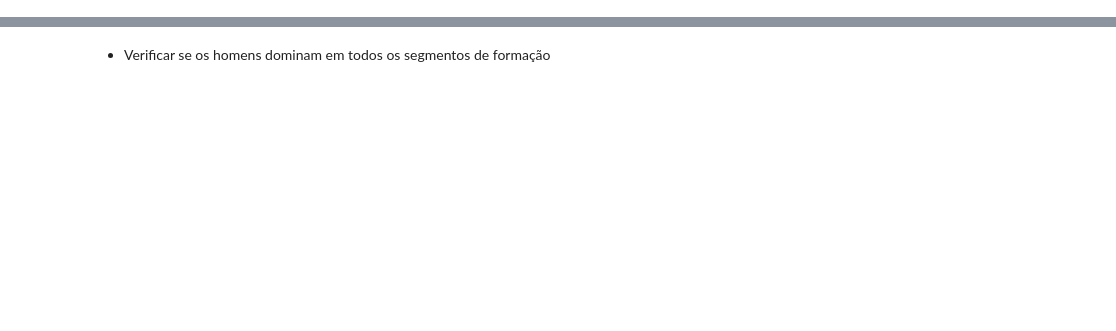
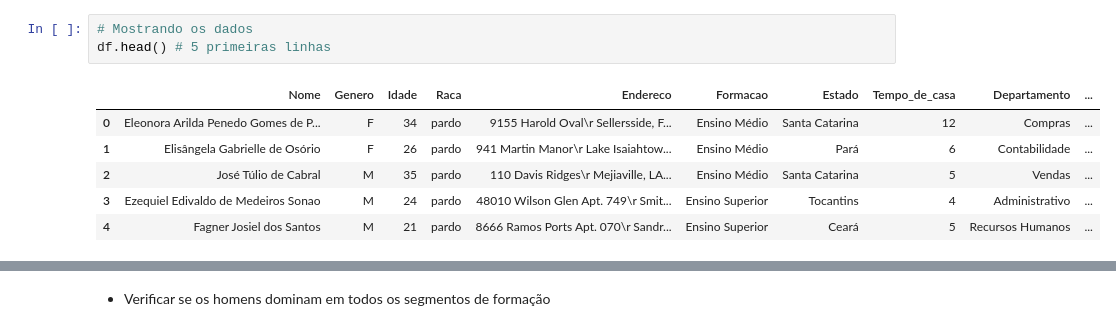
Before and after one commit to pedrolustosab/AdaHack-Dados, a Jupyter notebook: Análise Exploratória.ipynb, the cells around one changed output, grey strips where cells are left out. Saved outputs shown, nothing was run; the diff lists cells and outputs as text; blank space fills up the shorter version.

```diff
--- a/Análise Exploratória.ipynb
+++ b/Análise Exploratória.ipynb
@@ -39,0 +80,10 @@ df
+# %%
+# Mostrando os dados
+df.head() # 5 primeiras linhas
+# %% [output]
+|  | Nome | Genero | Idade | Raca | Endereco | Formacao | Estado | Tempo_de_casa | Departamento | ... |
+| 0 | Eleonora Arilda Penedo Gomes de P... | F | 34 | pardo | 9155 Harold Oval\r Sellersside, F... | Ensino Médio | Santa Catarina | 12 | Compras | ... |
+| 1 | Elisângela Gabrielle de Osório | F | 26 | pardo | 941 Martin Manor\r Lake Isaiahtow... | Ensino Médio | Pará | 6 | Contabilidade | ... |
+| 2 | José Túlio de Cabral | M | 35 | pardo | 110 Davis Ridges\r Mejiaville, LA... | Ensino Médio | Santa Catarina | 5 | Vendas | ... |
+| 3 | Ezequiel Edivaldo de Medeiros Sonao | M | 24 | pardo | 48010 Wilson Glen Apt. 749\r Smit... | Ensino Superior | Tocantins | 4 | Administrativo | ... |
+| 4 | Fagner Josiel dos Santos | M | 21 | pardo | 8666 Ramos Ports Apt. 070\r Sandr... | Ensino Superior | Ceará | 5 | Recursos Humanos | ... |
```
Also changed, not shown: parts of 25 cells of this notebook.
